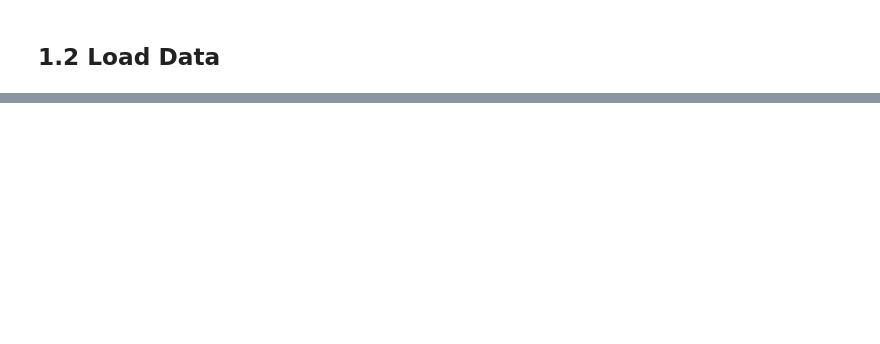
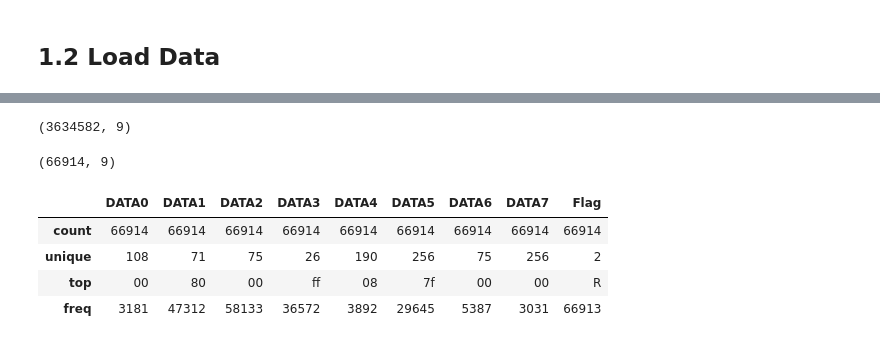
Before and after one commit to pranav-k-jha/kaggle-notebooks, a Jupyter notebook: predicting-cyberattacks-in-cav-using-ml.ipynb, the cells around one changed output, grey strips where cells are left out. Saved outputs shown, nothing was run; the diff lists cells and outputs as text; code cells hidden in the pictures; blank space fills up the shorter version.

```diff
--- a/predicting-cyberattacks-in-cav-using-ml.ipynb
+++ b/predicting-cyberattacks-in-cav-using-ml.ipynb
@@ -44,0 +116,20 @@ dos.head(10)
+# %%
+# Drop rows with any missing values
+dos_cleaned_na = dos_cleaned.dropna()
+dos_cleaned_na.shape
+# %% [output]
+(3634582, 9)
+# %%
+# Drop duplicate rows
+dos_df = dos_cleaned_na.drop_duplicates()
+dos_df.shape
+# %% [output]
+(66914, 9)
+# %%
+dos_df.describe()
+# %% [output]
+|  | DATA0 | DATA1 | DATA2 | DATA3 | DATA4 | DATA5 | DATA6 | DATA7 | Flag |
+| count | 66914 | 66914 | 66914 | 66914 | 66914 | 66914 | 66914 | 66914 | 66914 |
+| unique | 108 | 71 | 75 | 26 | 190 | 256 | 75 | 256 | 2 |
+| top | 00 | 80 | 00 | ff | 08 | 7f | 00 | 00 | R |
+| freq | 3181 | 47312 | 58133 | 36572 | 3892 | 29645 | 5387 | 3031 | 66913 |
```
Also changed, not shown: parts of 21 cells of this notebook.
